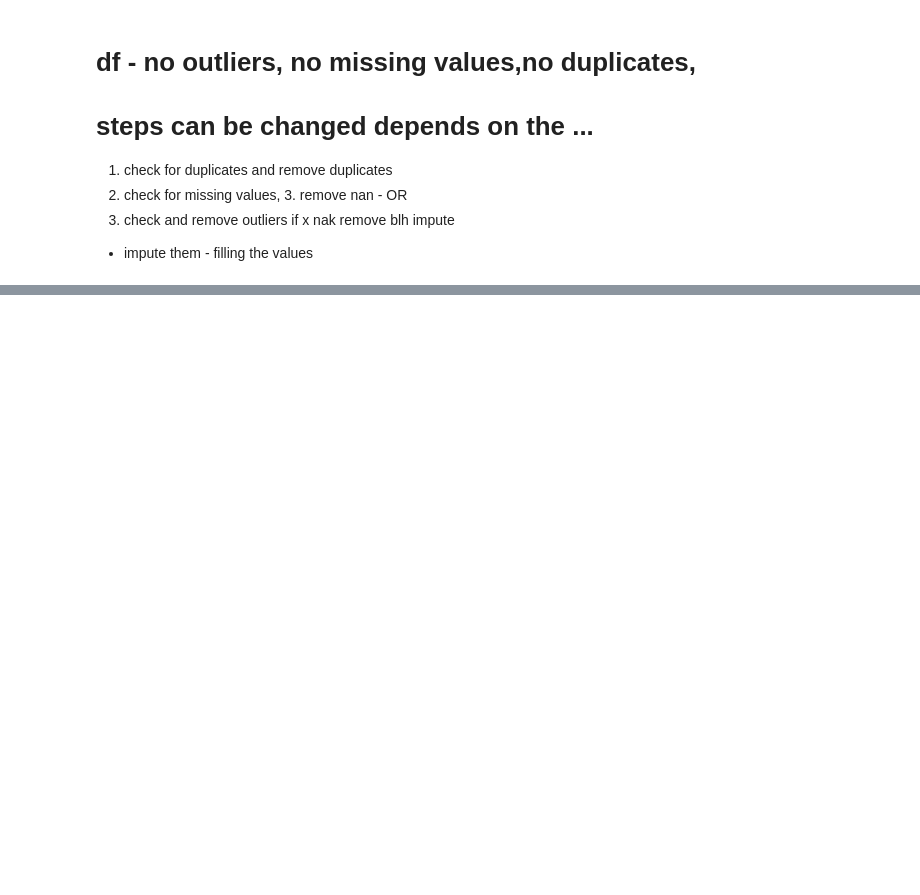
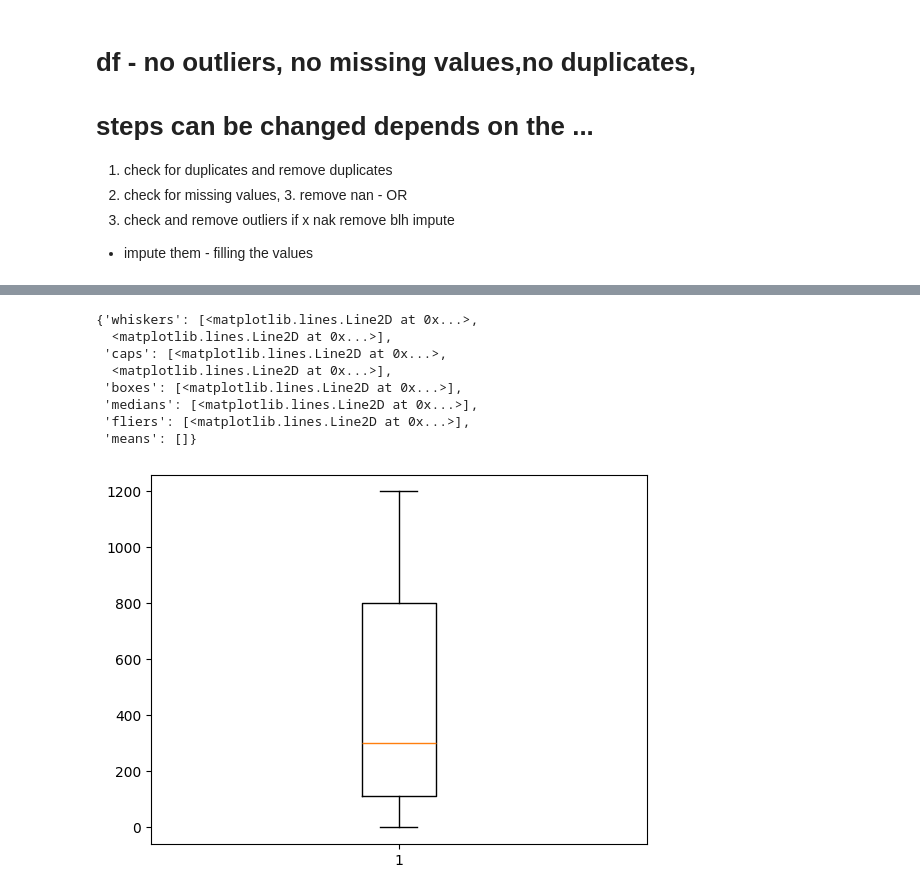
Before and after one commit to noorhzrh/Daily-Practice, a Jupyter notebook: Day 15 - Data Cleaning/in class Data Cleaning.ipynb, the cells around one changed output, grey strips where cells are left out. Cells and saved outputs as stored; diff of their text form; code cells hidden in the pictures; blank space fills up the shorter version.

```diff
--- a/Day 15 - Data Cleaning/in class Data Cleaning.ipynb
+++ b/Day 15 - Data Cleaning/in class Data Cleaning.ipynb
@@ -649,0 +580,6 @@ if x nak remove blh impute
+# %%
+newdf.dropna(subset='Price', inplace=True)
+# %%
+z_scores = stats.zscore(newdf['Price'])
+
+z_scores
@@ -649,0 +592,5 @@ if x nak remove blh impute
+# %%
+threshold = 1.5
+
+newdf_without_outliers = newdf[  (-threshold< z_scores) & (z_scores < threshold)  ]
+newdf_without_outliers
@@ -649,0 +615,12 @@ if x nak remove blh impute
+# %%
+plt.boxplot(newdf_without_outliers['Price'])
+# %% [output]
+{'whiskers': [<matplotlib.lines.Line2D at 0x...>,
+  <matplotlib.lines.Line2D at 0x...>],
+ 'caps': [<matplotlib.lines.Line2D at 0x...>,
+  <matplotlib.lines.Line2D at 0x...>],
+ 'boxes': [<matplotlib.lines.Line2D at 0x...>],
+ 'medians': [<matplotlib.lines.Line2D at 0x...>],
+ 'fliers': [<matplotlib.lines.Line2D at 0x...>],
+ 'means': []}
+[figure, added]
```
Also changed, not shown: parts of 38 cells of this notebook, 8 other files.
